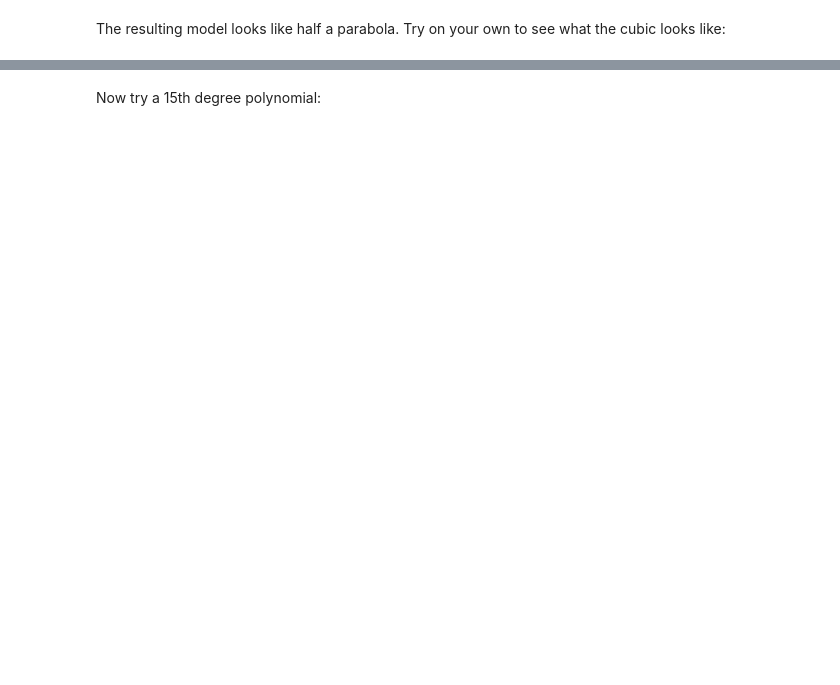
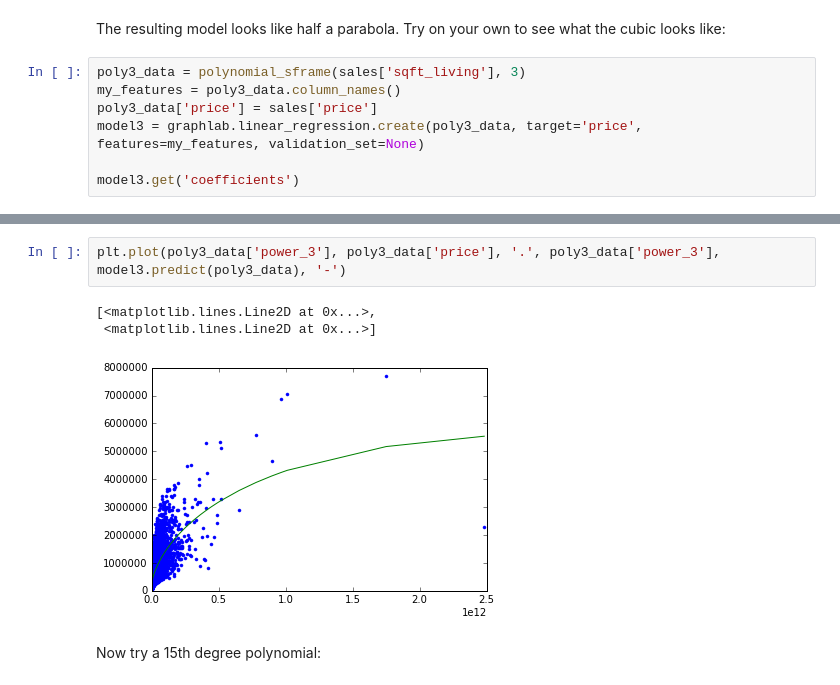
Before and after one commit to wilsonjr/MachineLearningCourse, a Jupyter notebook: ml-regression/Polynomial Regression/week-3-polynomial-regression-assignment-blank.ipynb, the cells around one changed output, grey strips where cells are left out. Saved outputs shown, nothing was run; the diff lists cells and outputs as text; blank space fills up the shorter version.

Commit message:
Visualizing polynomial regression

```diff
--- a/ml-regression/Polynomial Regression/week-3-polynomial-regression-assignment-blank.ipynb
+++ b/ml-regression/Polynomial Regression/week-3-polynomial-regression-assignment-blank.ipynb
@@ -122,2 +169,9 @@ plt.plot(poly2_data['power_1'],poly2_data['price'],'.',
 # %% [markdown]
 The resulting model looks like half a parabola. Try on your own to see what the cubic looks like:
+# %%
+poly3_data = polynomial_sframe(sales['sqft_living'], 3)
+my_features = poly3_data.column_names()
+poly3_data['price'] = sales['price']
+model3 = graphlab.linear_regression.create(poly3_data, target='price', features=my_features, validation_set=None)
+
+model3.get('coefficients')
@@ -124,2 +192,8 @@ The resulting model looks like half a parabola. Try on your own to see what the
+# %%
+plt.plot(poly3_data['power_3'], poly3_data['price'], '.', poly3_data['power_3'], model3.predict(poly3_data), '-')
+# %% [output]
+[<matplotlib.lines.Line2D at 0x...>,
+ <matplotlib.lines.Line2D at 0x...>]
+[figure, added]
 # %% [markdown]
 Now try a 15th degree polynomial:
```
Also changed, not shown: parts of 9 cells of this notebook.
